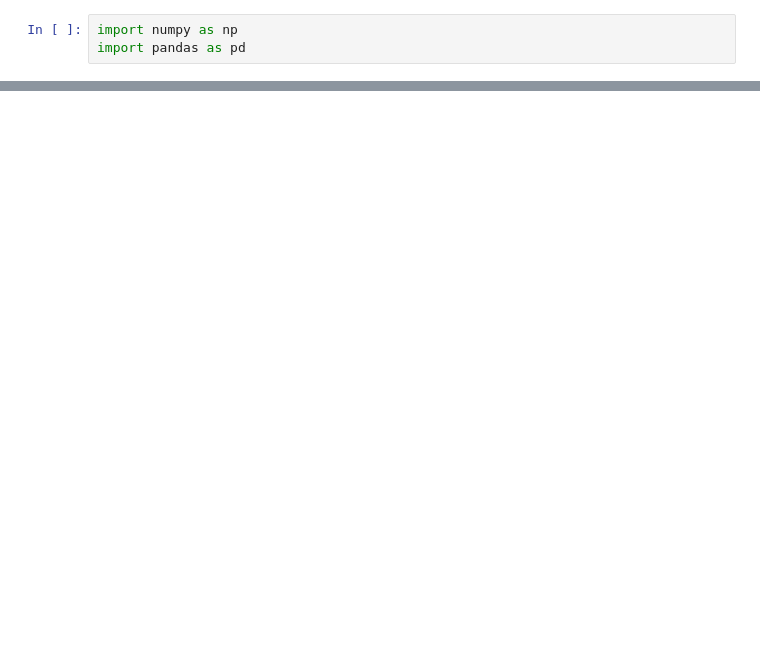
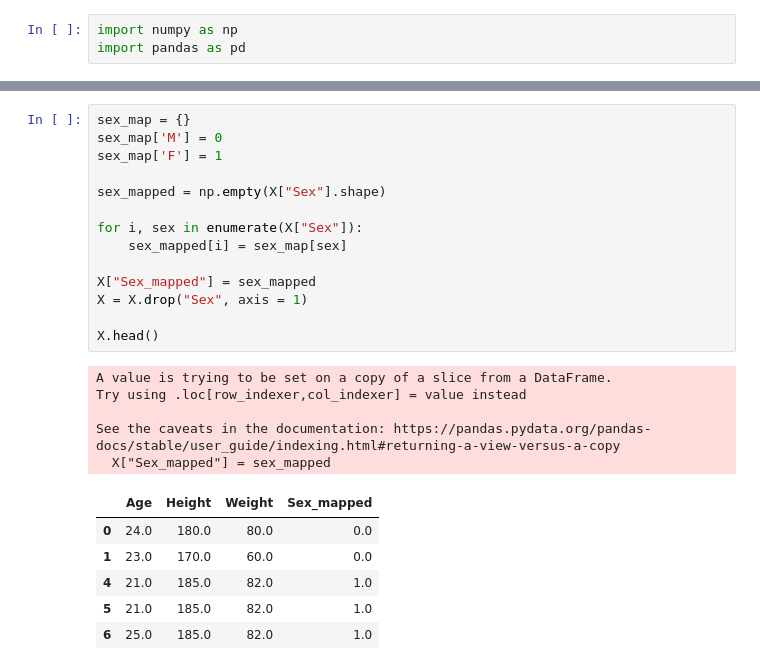
Before and after one commit to MitchKubina/Athlete_Classification_Model, a Jupyter notebook: athletes.ipynb, the cells around one changed output, grey strips where cells are left out. Cells and saved outputs as stored; diff of their text form; blank space fills up the shorter version.

```diff
--- a/athletes.ipynb
+++ b/athletes.ipynb
@@ -13,0 +65,26 @@ athletes.head(5)
+# %%
+sex_map = {}
+sex_map['M'] = 0
+sex_map['F'] = 1
+
+sex_mapped = np.empty(X["Sex"].shape)
+
+for i, sex in enumerate(X["Sex"]):
+    sex_mapped[i] = sex_map[sex]
+
+X["Sex_mapped"] = sex_mapped
+X = X.drop("Sex", axis = 1)
+
+X.head()
+# %% [output]
+A value is trying to be set on a copy of a slice from a DataFrame.
+Try using .loc[row_indexer,col_indexer] = value instead
+
+See the caveats in the documentation: https://pandas.pydata.org/pandas-docs/stable/user_guide/indexing.html#returning-a-view-versus-a-copy
+  X["Sex_mapped"] = sex_mapped
+|  | Age | Height | Weight | Sex_mapped |
+| 0 | 24.0 | 180.0 | 80.0 | 0.0 |
+| 1 | 23.0 | 170.0 | 60.0 | 0.0 |
+| 4 | 21.0 | 185.0 | 82.0 | 1.0 |
+| 5 | 21.0 | 185.0 | 82.0 | 1.0 |
+| 6 | 25.0 | 185.0 | 82.0 | 1.0 |
```
Also changed, not shown: parts of 19 cells of this notebook.
